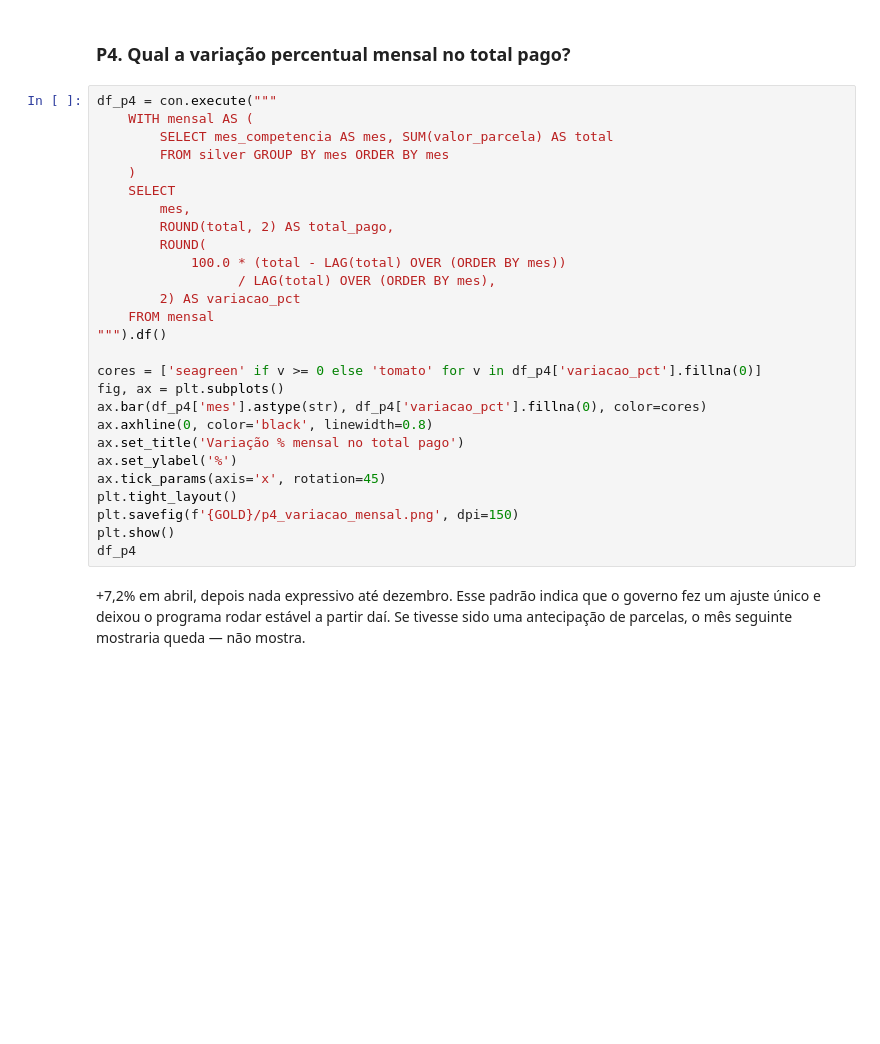
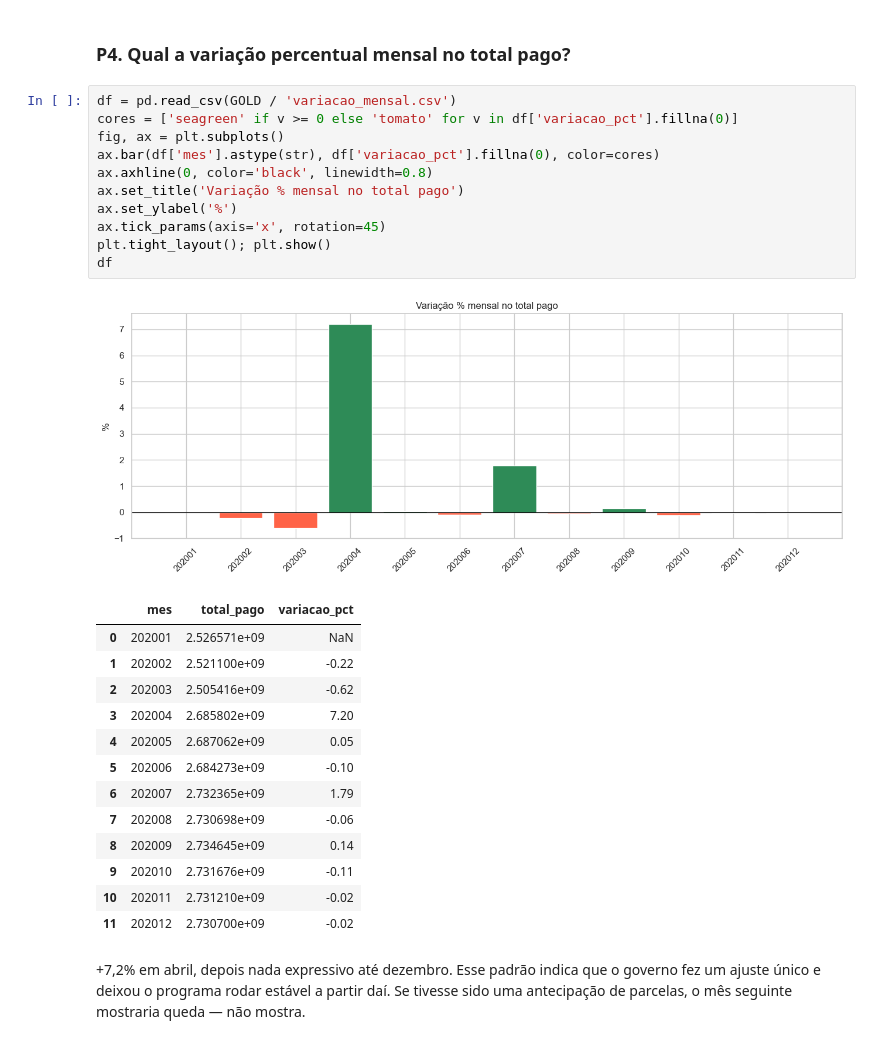
Before and after one commit to LuizGFS001/bolsa-familia-2020-eda, a Jupyter notebook: notebooks/01-EDA.ipynb, the cells around one changed output. Drawn from its saved outputs; the diff is of its cells as text; blank space fills up the shorter version.

```diff
--- a/notebooks/01-EDA.ipynb
+++ b/notebooks/01-EDA.ipynb
@@ -182,32 +98,31 @@ O salto de R$ 2,5 bi para R$ 2,7 bi em abril (+7,2%) fica bem visível no gráfi
 # %% [markdown]
 ### P4. Qual a variação percentual mensal no total pago?
 # %%
-df_p4 = con.execute("""
-    WITH mensal AS (
-        SELECT mes_competencia AS mes, SUM(valor_parcela) AS total
-        FROM silver GROUP BY mes ORDER BY mes
-    )
-    SELECT
-        mes,
-        ROUND(total, 2) AS total_pago,
-        ROUND(
-            100.0 * (total - LAG(total) OVER (ORDER BY mes))
-                  / LAG(total) OVER (ORDER BY mes),
-        2) AS variacao_pct
-    FROM mensal
-""").df()
-
-cores = ['seagreen' if v >= 0 else 'tomato' for v in df_p4['variacao_pct'].fillna(0)]
+df = pd.read_csv(GOLD / 'variacao_mensal.csv')
+cores = ['seagreen' if v >= 0 else 'tomato' for v in df['variacao_pct'].fillna(0)]
 fig, ax = plt.subplots()
-ax.bar(df_p4['mes'].astype(str), df_p4['variacao_pct'].fillna(0), color=cores)
+ax.bar(df['mes'].astype(str), df['variacao_pct'].fillna(0), color=cores)
 ax.axhline(0, color='black', linewidth=0.8)
 ax.set_title('Variação % mensal no total pago')
 ax.set_ylabel('%')
 ax.tick_params(axis='x', rotation=45)
-plt.tight_layout()
-plt.savefig(f'{GOLD}/p4_variacao_mensal.png', dpi=150)
-plt.show()
-df_p4
+plt.tight_layout(); plt.show()
+df
+# %% [output]
+[figure, added]
+|  | mes | total_pago | variacao_pct |
+| 0 | 202001 | 2.526571e+09 | NaN |
+| 1 | 202002 | 2.521100e+09 | -0.22 |
+| 2 | 202003 | 2.505416e+09 | -0.62 |
+| 3 | 202004 | 2.685802e+09 | 7.20 |
+| 4 | 202005 | 2.687062e+09 | 0.05 |
+| 5 | 202006 | 2.684273e+09 | -0.10 |
+| 6 | 202007 | 2.732365e+09 | 1.79 |
+| 7 | 202008 | 2.730698e+09 | -0.06 |
+| 8 | 202009 | 2.734645e+09 | 0.14 |
+| 9 | 202010 | 2.731676e+09 | -0.11 |
+| 10 | 202011 | 2.731210e+09 | -0.02 |
+| 11 | 202012 | 2.730700e+09 | -0.02 |
 # %% [markdown]
 +7,2% em abril, depois nada expressivo até dezembro. Esse padrão indica que o governo fez um ajuste único e deixou o programa rodar estável a partir daí. Se tivesse sido uma antecipação de parcelas, o mês seguinte mostraria queda — não mostra.
 # %% [markdown]
```
Also changed, not shown: parts of 32 cells of this notebook.
